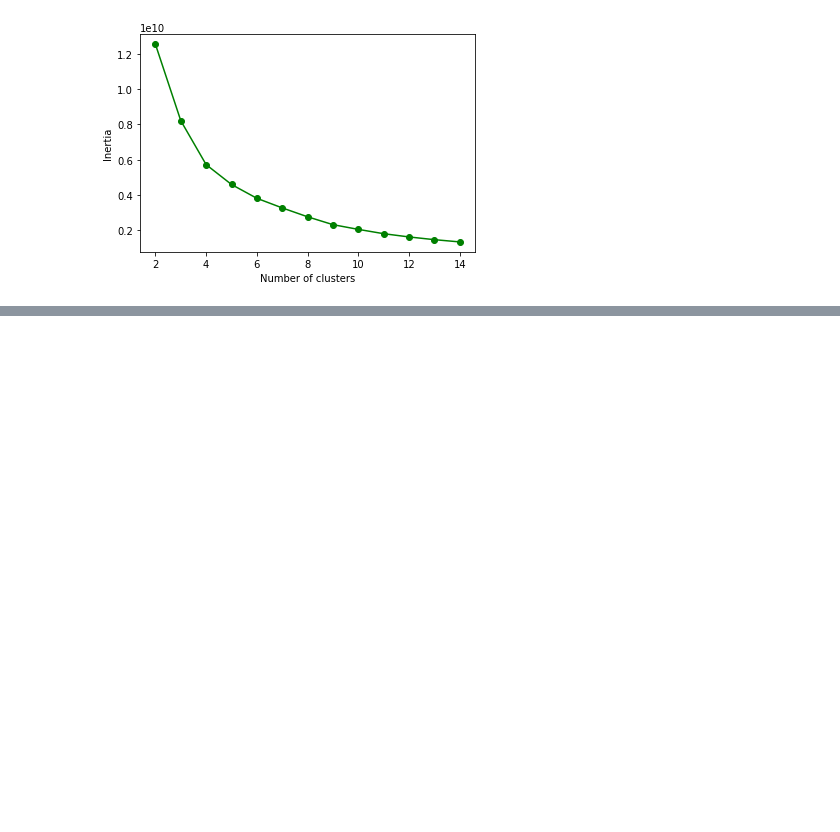
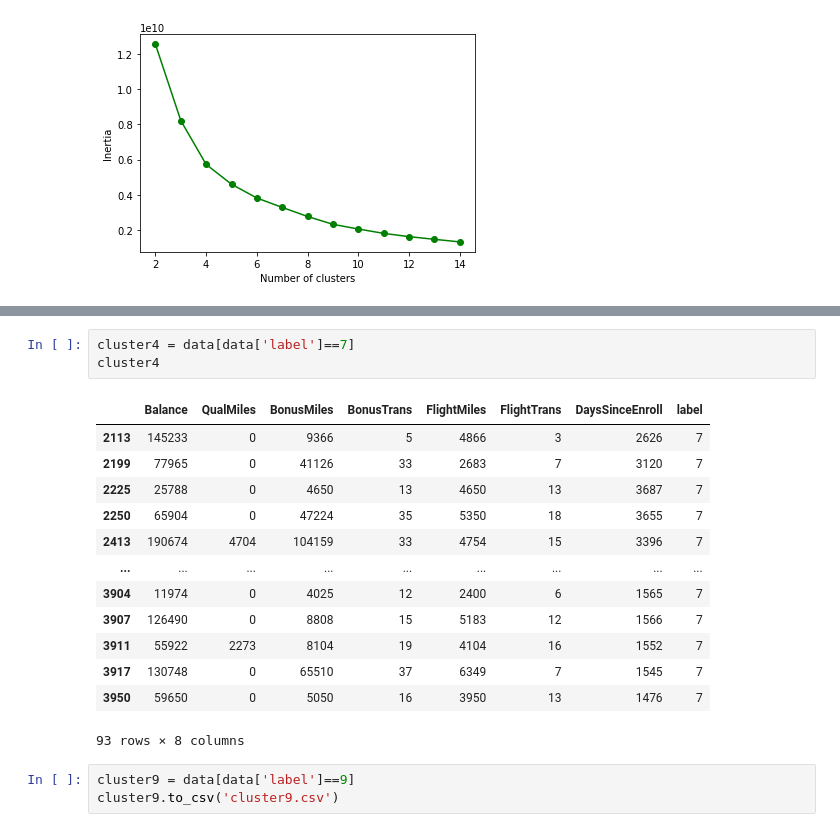
Before and after one commit to ProfKaromo/Data_Science_Codes, a Jupyter notebook: Clustrering.ipynb, the cells around one changed output, grey strips where cells are left out. Cells and saved outputs as stored; diff of their text form; blank space fills up the shorter version.

```diff
--- a/Clustrering.ipynb
+++ b/Clustrering.ipynb
@@ -104 +112,21 @@ data
 3999 rows × 8 columns
+# %%
+cluster4 = data[data['label']==7]
+cluster4
+# %% [output]
+|  | Balance | QualMiles | BonusMiles | BonusTrans | FlightMiles | FlightTrans | DaysSinceEnroll | label |
+| 2113 | 145233 | 0 | 9366 | 5 | 4866 | 3 | 2626 | 7 |
+| 2199 | 77965 | 0 | 41126 | 33 | 2683 | 7 | 3120 | 7 |
+| 2225 | 25788 | 0 | 4650 | 13 | 4650 | 13 | 3687 | 7 |
+| 2250 | 65904 | 0 | 47224 | 35 | 5350 | 18 | 3655 | 7 |
+| 2413 | 190674 | 4704 | 104159 | 33 | 4754 | 15 | 3396 | 7 |
+| ... | ... | ... | ... | ... | ... | ... | ... | ... |
+| 3904 | 11974 | 0 | 4025 | 12 | 2400 | 6 | 1565 | 7 |
+| 3907 | 126490 | 0 | 8808 | 15 | 5183 | 12 | 1566 | 7 |
+| 3911 | 55922 | 2273 | 8104 | 19 | 4104 | 16 | 1552 | 7 |
+| 3917 | 130748 | 0 | 65510 | 37 | 6349 | 7 | 1545 | 7 |
+| 3950 | 59650 | 0 | 5050 | 16 | 3950 | 13 | 1476 | 7 |
+93 rows × 8 columns
+# %%
+cluster9 = data[data['label']==9]
+cluster9.to_csv('cluster9.csv')
```
Also changed, not shown: parts of 4 cells of this notebook.
